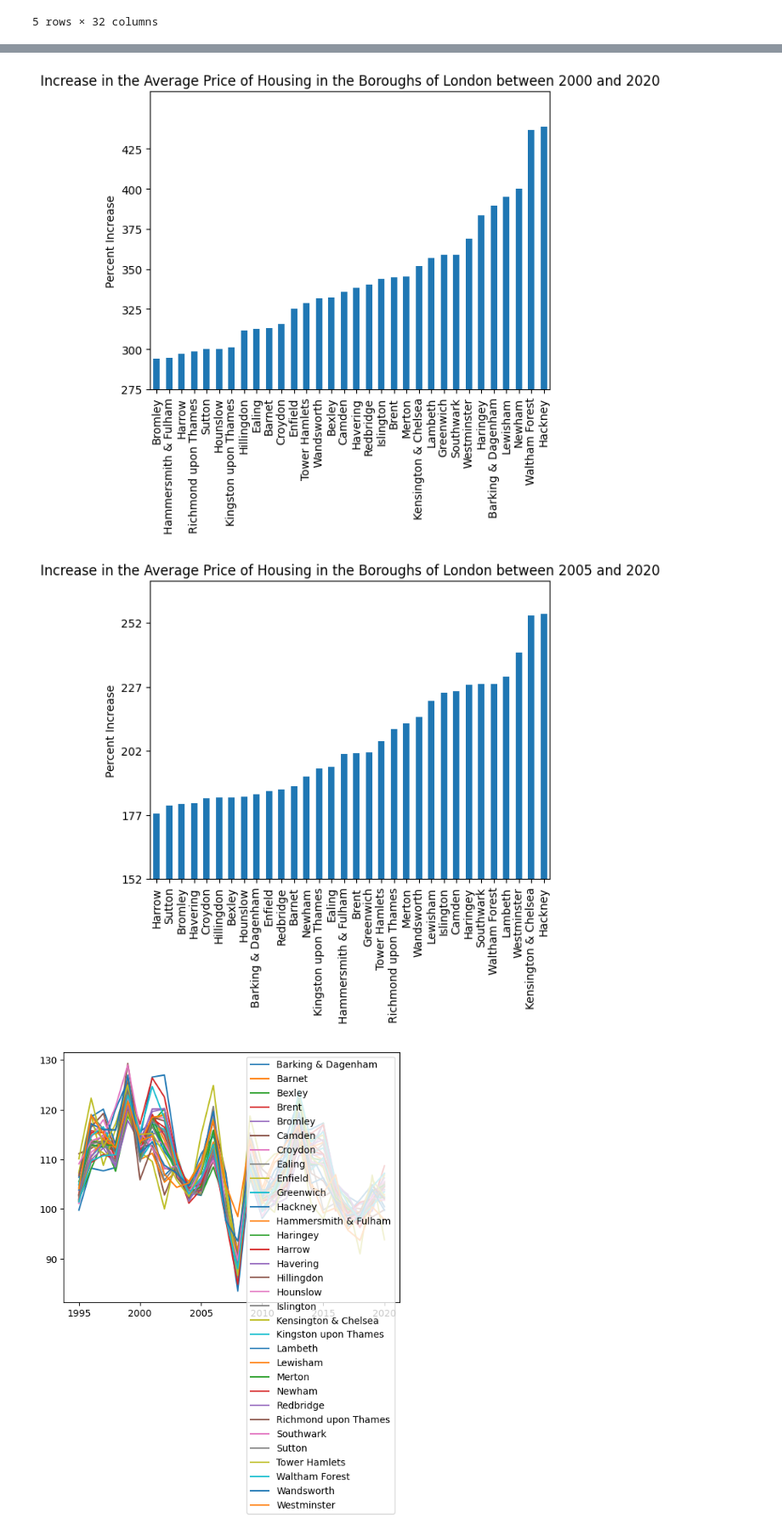
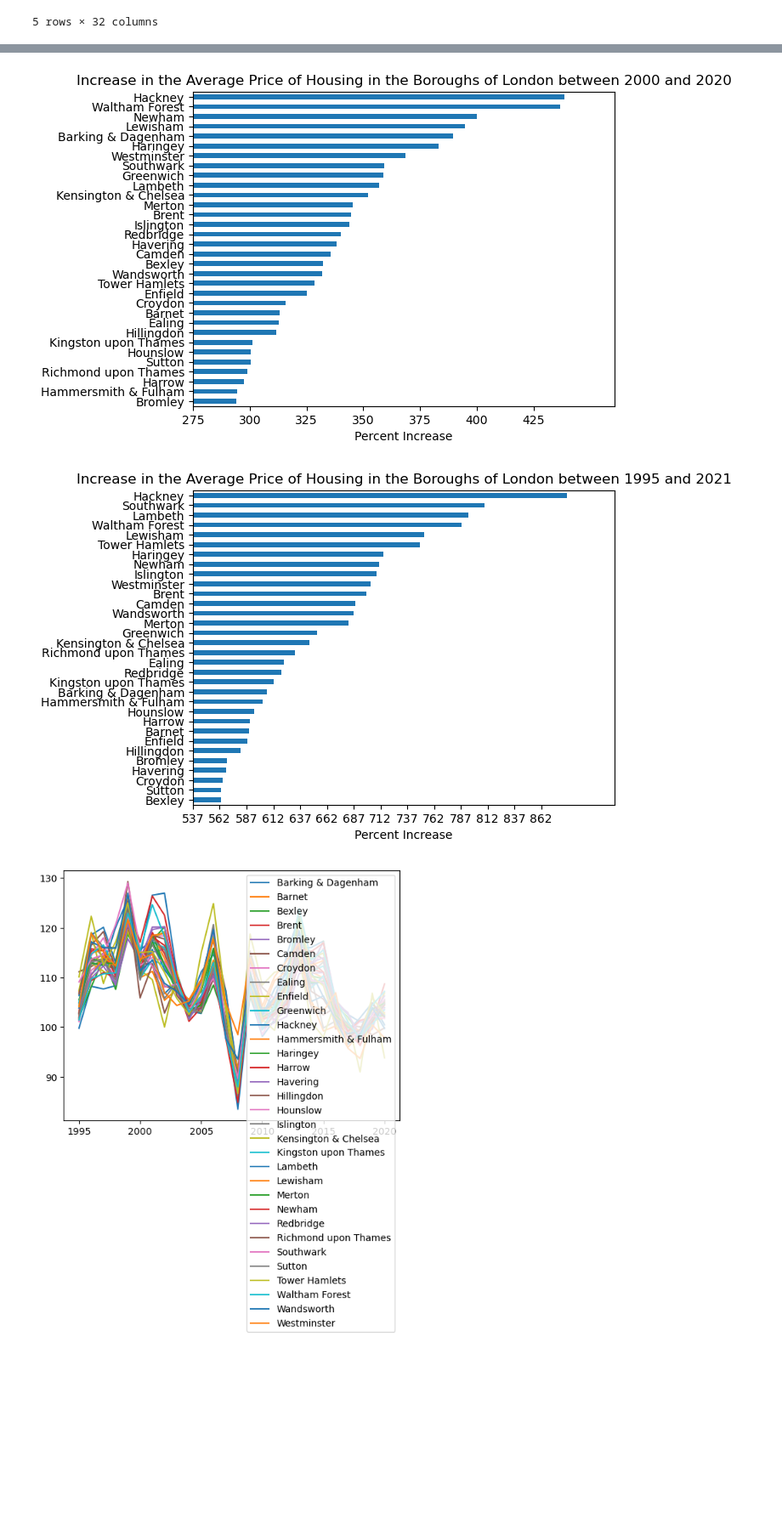
Before and after one commit to gngpostalsrvc/Springboard, a Jupyter notebook: Unit_4_Challenge_Tier3.ipynb, the cells around one changed output, grey strips where cells are left out. Shown at 85% size. Saved outputs shown, nothing was run; the diff lists cells and outputs as text; code cells hidden in the pictures; blank space fills up the shorter version.

Commit message:
Updated graphs in Unit 4 challenge and imported the DataScience guided capstone folder

```diff
--- a/Unit_4_Challenge_Tier3.ipynb
+++ b/Unit_4_Challenge_Tier3.ipynb
@@ -189,16 +189,16 @@ transposed = increase_df.T.sort_values('Increase') #transpose the values to make
 # %%
 #Since we're interested in the relationship between a categorical variable and a numeric one a bar chart is a good
 #choice.
-transposed.plot(kind='bar', legend=None)
+transposed.plot(kind='barh', legend=None)
 plt.title('Increase in the Average Price of Housing in the Boroughs of London between 2000 and 2020')
-plt.ylabel('Percent Increase')
-plt.ylim(ymin=275) #start the y-axis at 275 in order to get a clearer sense of the differences between boroughs
+plt.xlabel('Percent Increase')
+plt.xlim(xmin=275) #start the y-axis at 275 in order to get a clearer sense of the differences between boroughs
 #and make the chart easier to read
-plt.yticks(range(275, 450, 25))
+plt.xticks(range(275, 450, 25))
 plt.show()
 #From the chart, we can see that the average price of housing increased the most in Hackney from 2000 to 2020.
 # %% [output]
-[figure, old version]
+[figure, new version]
 # %%
 #Now we can generalize the results by defining a function that will graph the change in average price for every
 #borough of London between for any two years between 1995 and 2021.
@@ -214,8 +214,8 @@ def grapher(year1, year2):
         plt.show()
 # %%
-grapher(2005, 2020)
+grapher(1995, 2021)
 # %% [output]
-[figure, old version]
+[figure, new version]
 # %%
 #Just for fun I created a line chart showing the year to year change in average price for each borough.
 years = [i for i in range(1995, 2021)]
```
Also changed, not shown: parts of 2 cells of this notebook, 11 other files.
